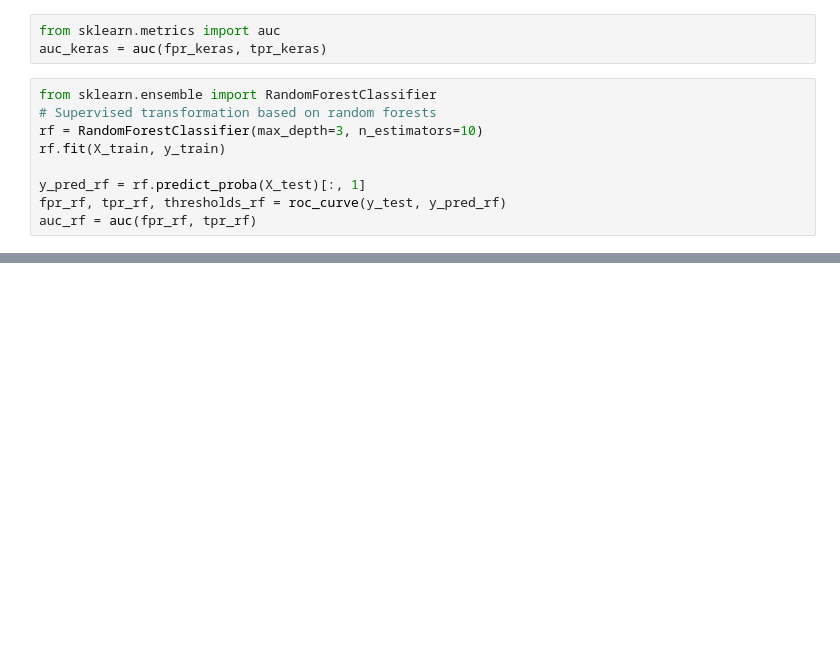
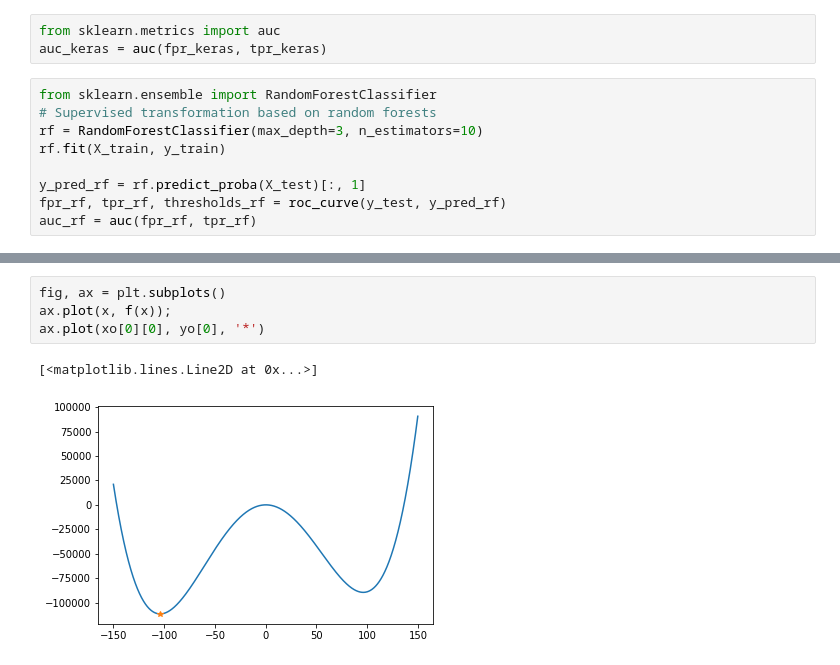
Before and after one commit to yusufbrima/AIMS, a Jupyter notebook: Research/Lab/Experiments/Essay/toy model.ipynb, the cells around one changed output, grey strips where cells are left out. Saved outputs shown, nothing was run; the diff lists cells and outputs as text; blank space fills up the shorter version.

```diff
--- a/Research/Lab/Experiments/Essay/toy model.ipynb
+++ b/Research/Lab/Experiments/Essay/toy model.ipynb
@@ -87,0 +151,7 @@ list(range(4,33,4))
+# %%
+fig, ax = plt.subplots()
+ax.plot(x, f(x));
+ax.plot(xo[0][0], yo[0], '*')
+# %% [output]
+[<matplotlib.lines.Line2D at 0x...>]
+[figure, added]
```
Also changed, not shown: parts of 24 cells of this notebook, 33 other files.
